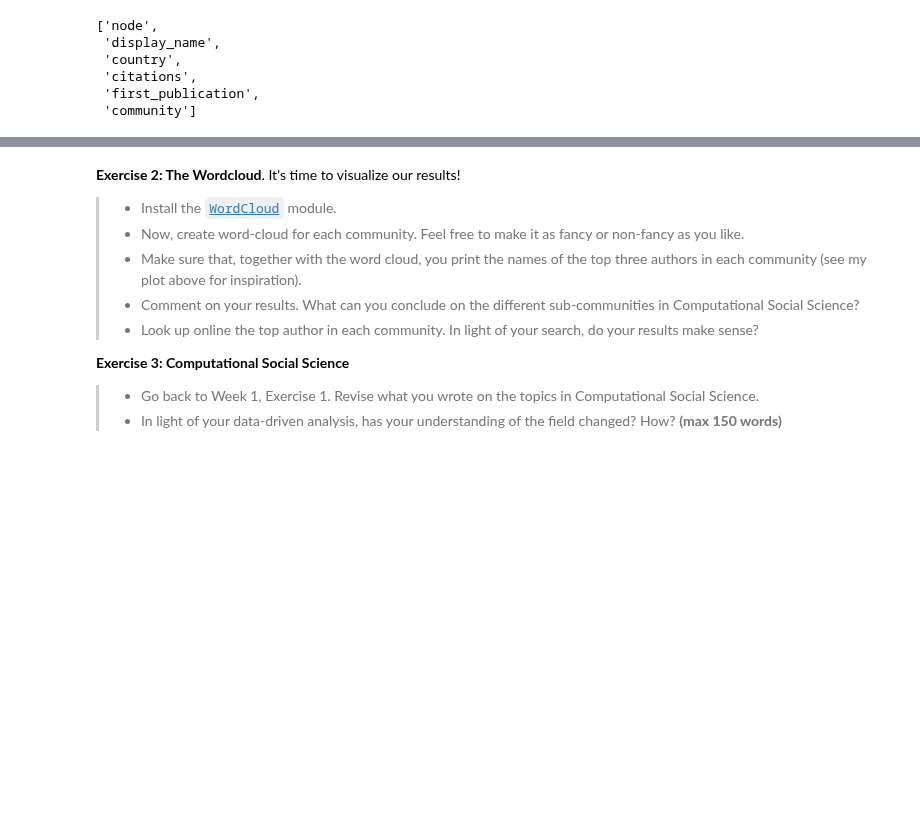
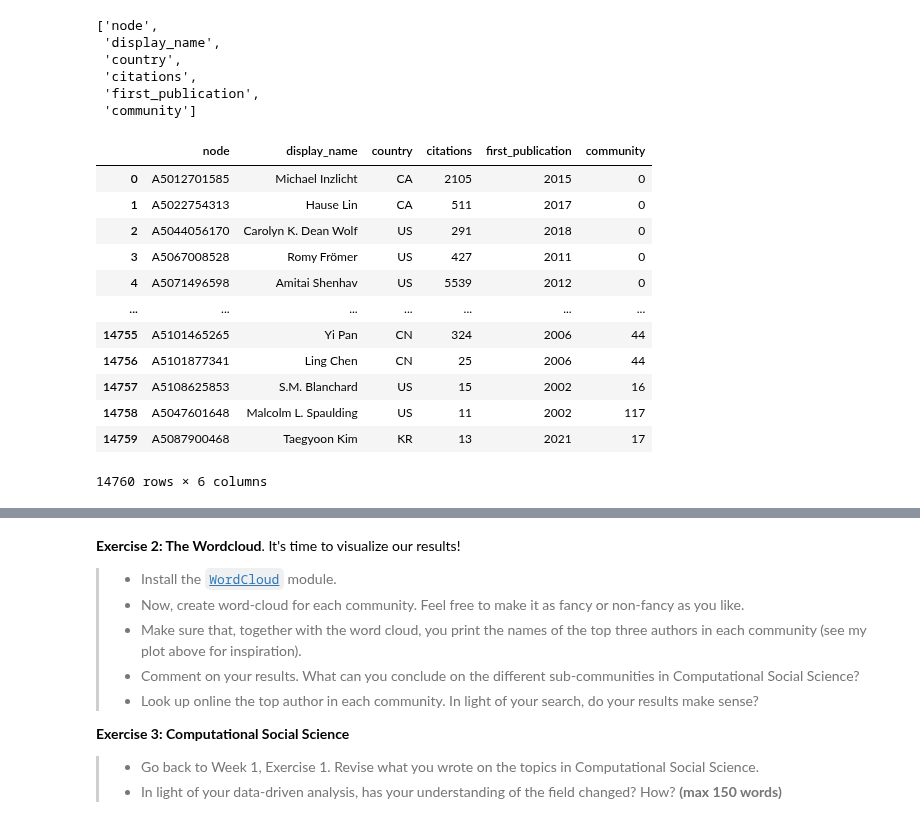
Before and after one commit to CarolineMortensen/Group_project_CSS, a Jupyter notebook: Assignment2.ipynb, the cells around one changed output, grey strips where cells are left out. Drawn from its saved outputs; the diff is of its cells as text; code cells hidden in the pictures; blank space fills up the shorter version.

```diff
--- a/Assignment2.ipynb
+++ b/Assignment2.ipynb
@@ -608,3 +655,19 @@ Author Data labels
  'citations',
  'first_publication',
  'community']
+# %%
+network_author_info
+# %% [output]
+|  | node | display_name | country | citations | first_publication | community |
+| 0 | A5012701585 | Michael Inzlicht | CA | 2105 | 2015 | 0 |
+| 1 | A5022754313 | Hause Lin | CA | 511 | 2017 | 0 |
+| 2 | A5044056170 | Carolyn K. Dean Wolf | US | 291 | 2018 | 0 |
+| 3 | A5067008528 | Romy Frömer | US | 427 | 2011 | 0 |
+| 4 | A5071496598 | Amitai Shenhav | US | 5539 | 2012 | 0 |
+| ... | ... | ... | ... | ... | ... | ... |
+| 14755 | A5101465265 | Yi Pan | CN | 324 | 2006 | 44 |
+| 14756 | A5101877341 | Ling Chen | CN | 25 | 2006 | 44 |
+| 14757 | A5108625853 | S.M. Blanchard | US | 15 | 2002 | 16 |
+| 14758 | A5047601648 | Malcolm L. Spaulding | US | 11 | 2002 | 117 |
+| 14759 | A5087900468 | Taegyoon Kim | KR | 13 | 2021 | 17 |
+14760 rows × 6 columns
```
Also changed, not shown: parts of 4 cells of this notebook.
